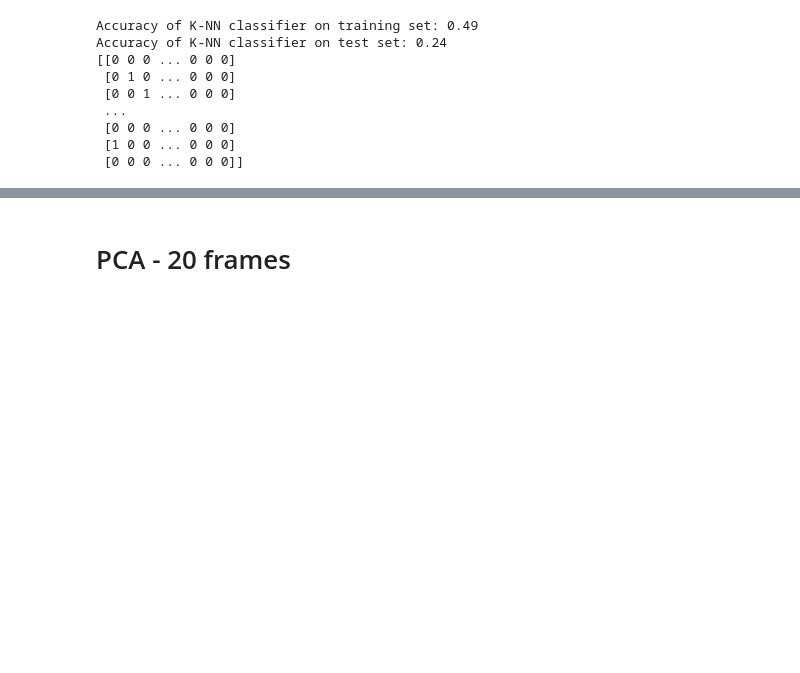
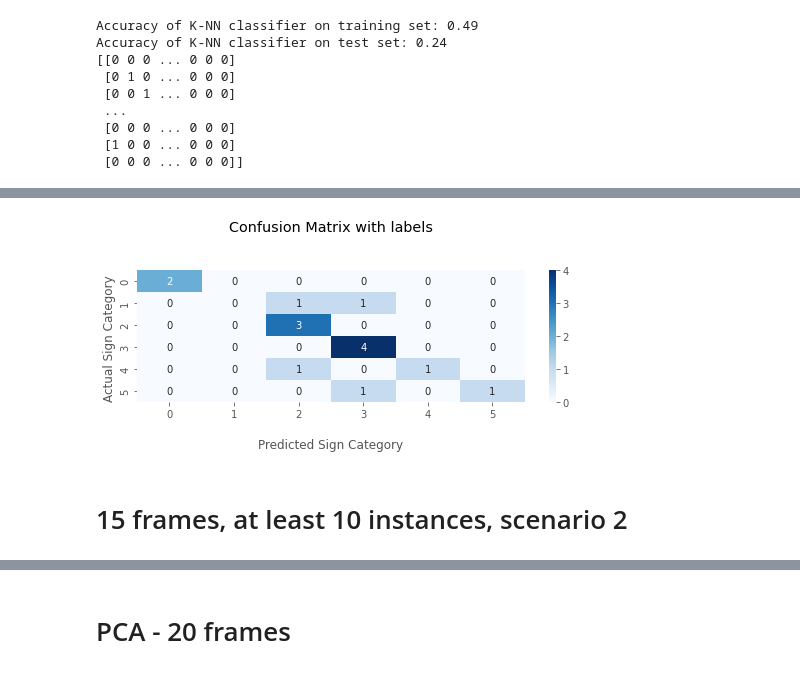
Before and after one commit to BrendaTafurA/PSL-GAN-ad521b837aa1cabd3bbc6e72459104d0ca7cb72a, a Jupyter notebook: new_analysis.ipynb, the cells around one changed output, grey strips where cells are left out. Cells and saved outputs as stored; diff of their text form; code cells hidden in the pictures; blank space fills up the shorter version.

```diff
--- a/new_analysis.ipynb
+++ b/new_analysis.ipynb
@@ -3235,0 +3680,76 @@ Accuracy of K-NN classifier on test set: 0.24
+# %%
+n_neighbors_10_10inst_v2 = 1
+
+knn_10_10inst_v2 = KNeighborsClassifier(n_neighbors_10_10inst_v2)
+knn_10_10inst_v2.fit(X_train_10_10inst_v2, y_train_10_10inst_v2)
+print('Accuracy of K-NN classifier on training set: {:.2f}'
+     .format(knn_10_10inst_v2.score(X_train_10_10inst_v2, y_train_10_10inst_v2)))
+print('Accuracy of K-NN classifier on test set: {:.2f}'
+     .format(knn_10_10inst_v2.score(X_test_10_10inst_v2, y_test_10_10inst_v2)))
+
+import pandas as pd
+#pd.set_option('display.max_rows', 11500)
+#pd.set_option('display.max_columns', 11500)
+#pd.set_option('display.width', 111000)
+#pd.set_option('display.expand_frame_repr', False)
+
+# Environment settings:
+'''
+import sys
+import numpy
+numpy.set_printoptions(threshold=sys.maxsize)
+pd.set_option('display.max_column', None)
+pd.set_option('display.max_rows', None)
+pd.set_option('display.max_seq_items', None)
+pd.set_option('display.max_colwidth', 500)
+pd.set_option('expand_frame_repr', True)
+'''
+#pd.set_option('display.width', pd.util.terminal.get_terminal_size()[0])
+
+#pd.options.display.max_rows = 999
+
+pred_10_10inst_v2 = knn_10_10inst_v2.predict(X_test_10_10inst_v2)
+cf_matrix_10_10inst_v2 = confusion_matrix(y_test_10_10inst_v2, pred_10_10inst_v2)
+print(cf_matrix_10_10inst_v2)
+
+
+import seaborn as sns
+import matplotlib.pyplot as plt
+
+ax_10_10inst_v2 = sns.heatmap(cf_matrix_10_10inst_v2, annot=True, cmap='Blues')
+
+ax_10_10inst_v2.set_title('Confusion Matrix with labels\n\n');
+ax_10_10inst_v2.set_xlabel('\nPredicted Sign Category');
+ax_10_10inst_v2.set_ylabel('Actual Sign Category ');
+
+## Ticket labels - List must be in alphabetical order
+
+'''
+temp1 = ax.xaxis.set_ticklabels(['abuelo', 'agua', 'ahora', 'antes', 'aprender', 'aquí', 'bien',
+       'carne', 'casa', 'comer', 'continuar', 'controlar', 'cuerpo',
+       'cuánto', 'cómo', 'decir', 'dentro', 'diferentes', 'ellos',
+       'emoción', 'enojar', 'escribir', 'ese', 'familia', 'frijol',
+       'fuerte', 'fácil', 'grasa', 'hacer', 'hermano', 'hola', 'hoy',
+       'juntos', 'mal', 'mamá', 'niños', 'no', 'pensar', 'pero', 'planta',
+       'poder', 'proteínas', 'quinto', 'qué', 'recordar', 'sentir',
+       'sexto', 'sí', 'también', 'todo', 'tú', 'venir', 'ver', 'ya', 'yo',
+       'él'])
+
+temp1.array()
+
+
+temp2 = ax.yaxis.set_ticklabels(['abuelo', 'agua', 'ahora', 'antes', 'aprender', 'aquí', 'bien',
+       'carne', 'casa', 'comer', 'continuar', 'controlar', 'cuerpo',
+       'cuánto', 'cómo', 'decir', 'dentro', 'diferentes', 'ellos',
+       'emoción', 'enojar', 'escribir', 'ese', 'familia', 'frijol',
+       'fuerte', 'fácil', 'grasa', 'hacer', 'hermano', 'hola', 'hoy',
+       'juntos', 'mal', 'mamá', 'niños', 'no', 'pensar', 'pero', 'planta',
+       'poder', 'proteínas', 'quinto', 'qué', 'recordar', 'sentir',
+       'sexto', 'sí', 'también', 'todo', 'tú', 'venir', 'ver', 'ya', 'yo',
+       'él'])
+
+temp2.shape
+'''
+## Display the visualization of the Confusion Matrix.
+plt.show()
+# %% [output]
@@ -3235,0 +3764,3 @@ Accuracy of K-NN classifier on test set: 0.24
+[figure, added]
+# %% [markdown]
+# 15 frames, at least 10 instances, scenario 2
```
Also changed, not shown: parts of 123 cells of this notebook, 7 other files.
